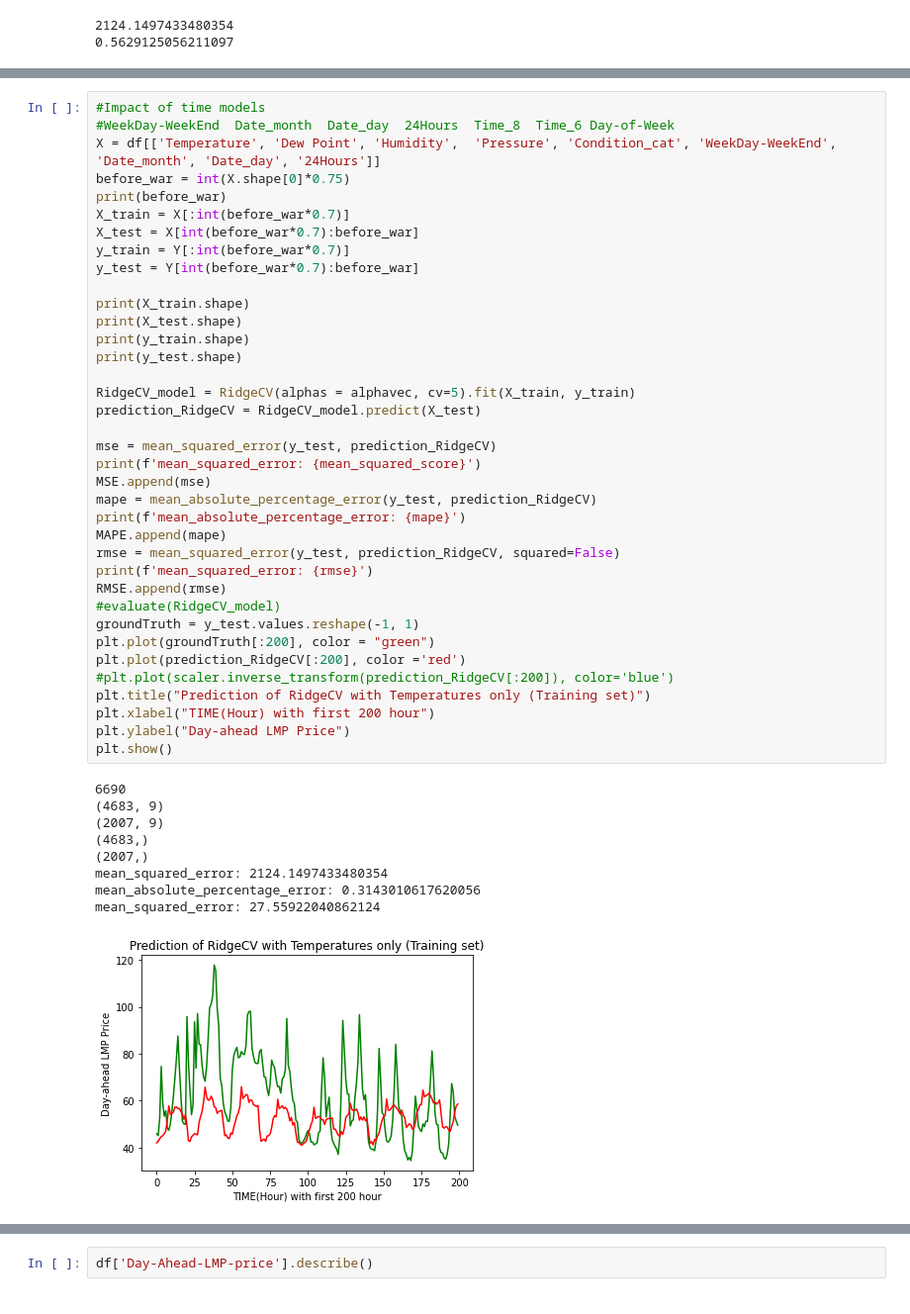
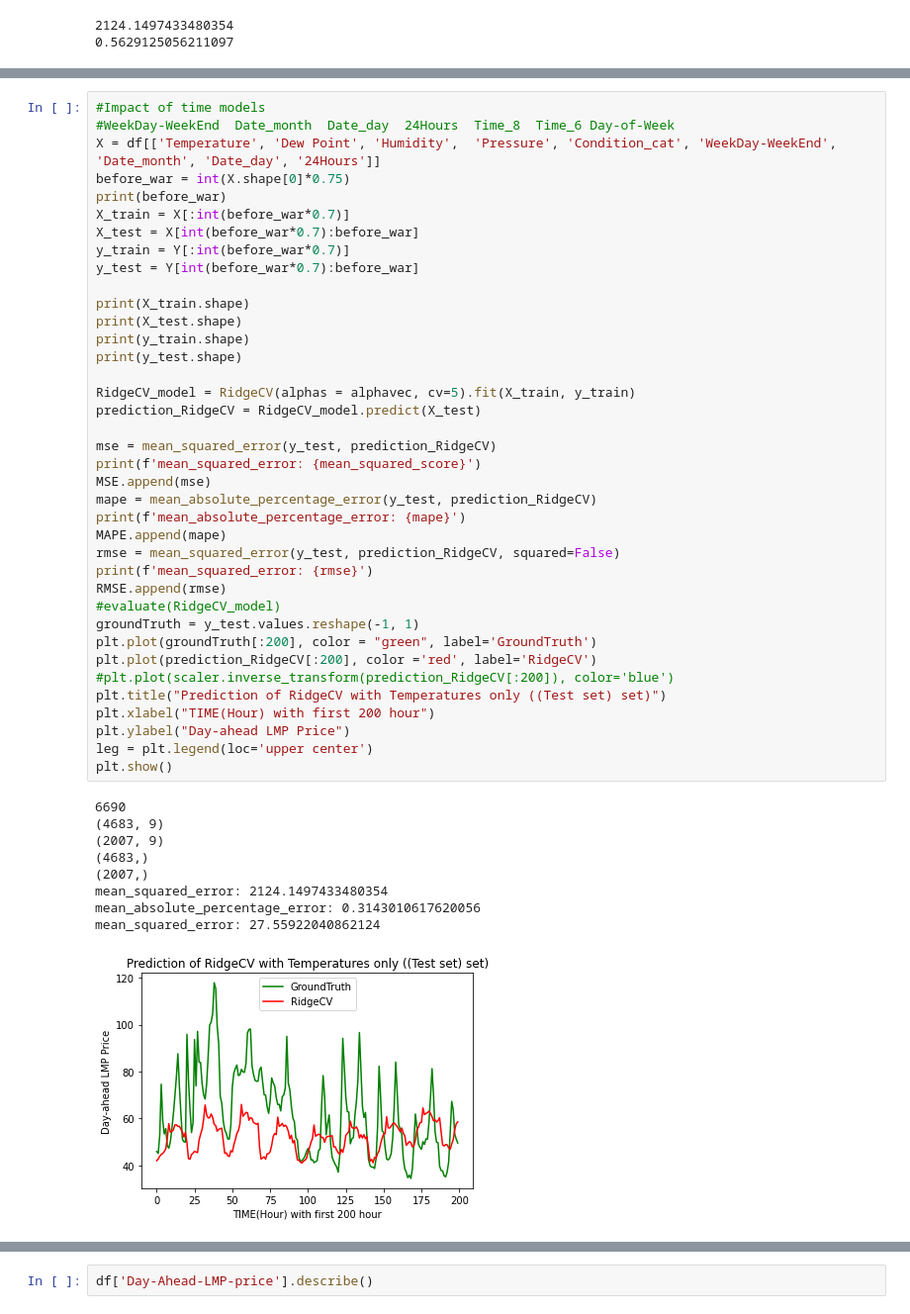
Before and after one commit to BOTnreLI/LinearRegressor_withsklearn, a Jupyter notebook: 674Finalproject_regressors.ipynb, the cells around one changed output, grey strips where cells are left out. Shown at 99% size. Saved outputs shown, nothing was run; the diff lists cells and outputs as text.

Commit message:
update labels for each graph

```diff
--- a/674Finalproject_regressors.ipynb
+++ b/674Finalproject_regressors.ipynb
@@ -687,37 +731,38 @@ print(X_test.shape)
 print(y_train.shape)
 print(y_test.shape)
 
 RidgeCV_model = RidgeCV(alphas = alphavec, cv=5).fit(X_train, y_train)
 prediction_RidgeCV = RidgeCV_model.predict(X_test)
 
 mse = mean_squared_error(y_test, prediction_RidgeCV)
 print(f'mean_squared_error: {mean_squared_score}')
 MSE.append(mse)
 mape = mean_absolute_percentage_error(y_test, prediction_RidgeCV)
 print(f'mean_absolute_percentage_error: {mape}')
 MAPE.append(mape)
 rmse = mean_squared_error(y_test, prediction_RidgeCV, squared=False)
 print(f'mean_squared_error: {rmse}')
 RMSE.append(rmse)
 #evaluate(RidgeCV_model)
 groundTruth = y_test.values.reshape(-1, 1)
-plt.plot(groundTruth[:200], color = "green")
-plt.plot(prediction_RidgeCV[:200], color ='red')
+plt.plot(groundTruth[:200], color = "green", label='GroundTruth')
+plt.plot(prediction_RidgeCV[:200], color ='red', label='RidgeCV')
 #plt.plot(scaler.inverse_transform(prediction_RidgeCV[:200]), color='blue')
-plt.title("Prediction of RidgeCV with Temperatures only (Training set)")
+plt.title("Prediction of RidgeCV with Temperatures only ((Test set) set)")
 plt.xlabel("TIME(Hour) with first 200 hour")
 plt.ylabel("Day-ahead LMP Price")
+leg = plt.legend(loc='upper center')
 plt.show()
 # %% [output]
 6690
 (4683, 9)
 (2007, 9)
 (4683,)
 (2007,)
 mean_squared_error: 2124.1497433480354
 mean_absolute_percentage_error: 0.3143010617620056
 mean_squared_error: 27.55922040862124
-[figure, old version]
+[figure, new version]
 # %%
 #Impact of time models
 #WeekDay-WeekEnd  Date_month  Date_day  24Hours  Time_8  Time_6 Day-of-Week
```
Also changed, not shown: parts of 16 cells of this notebook.
